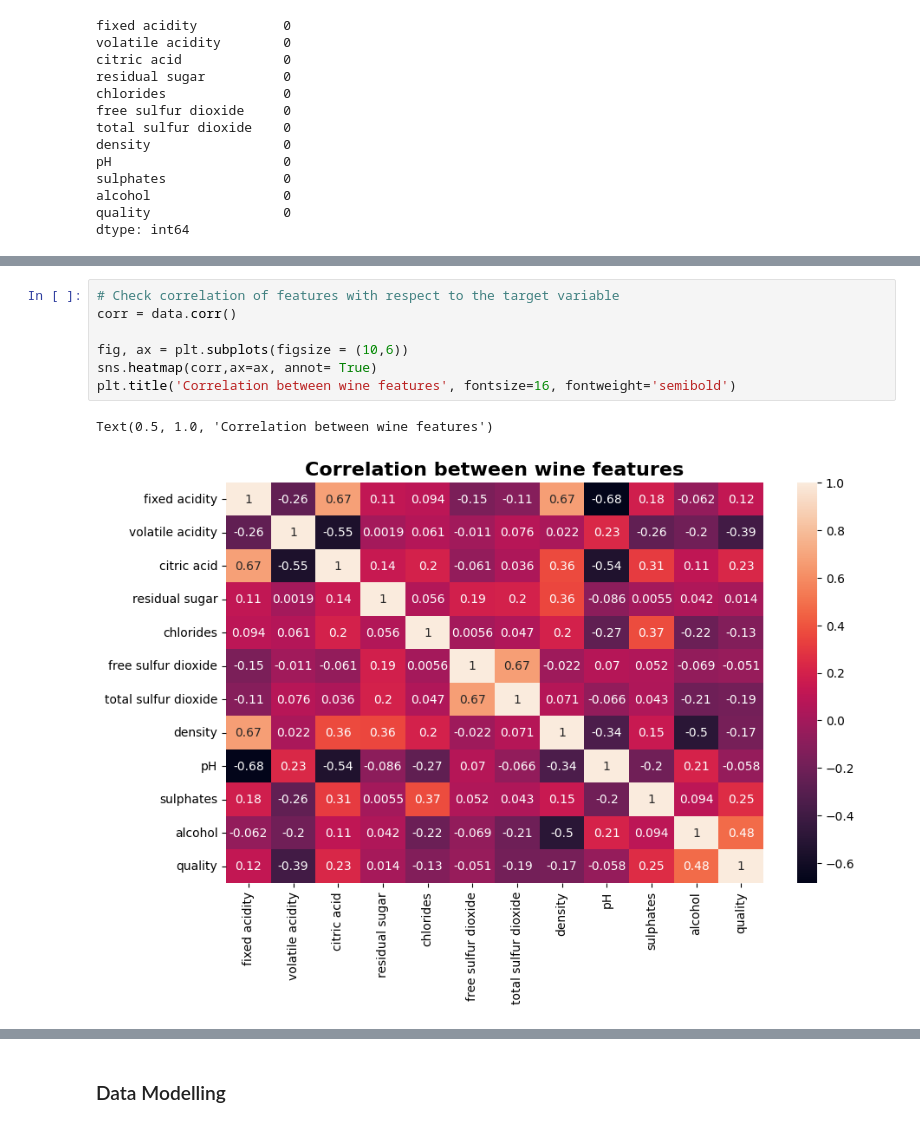
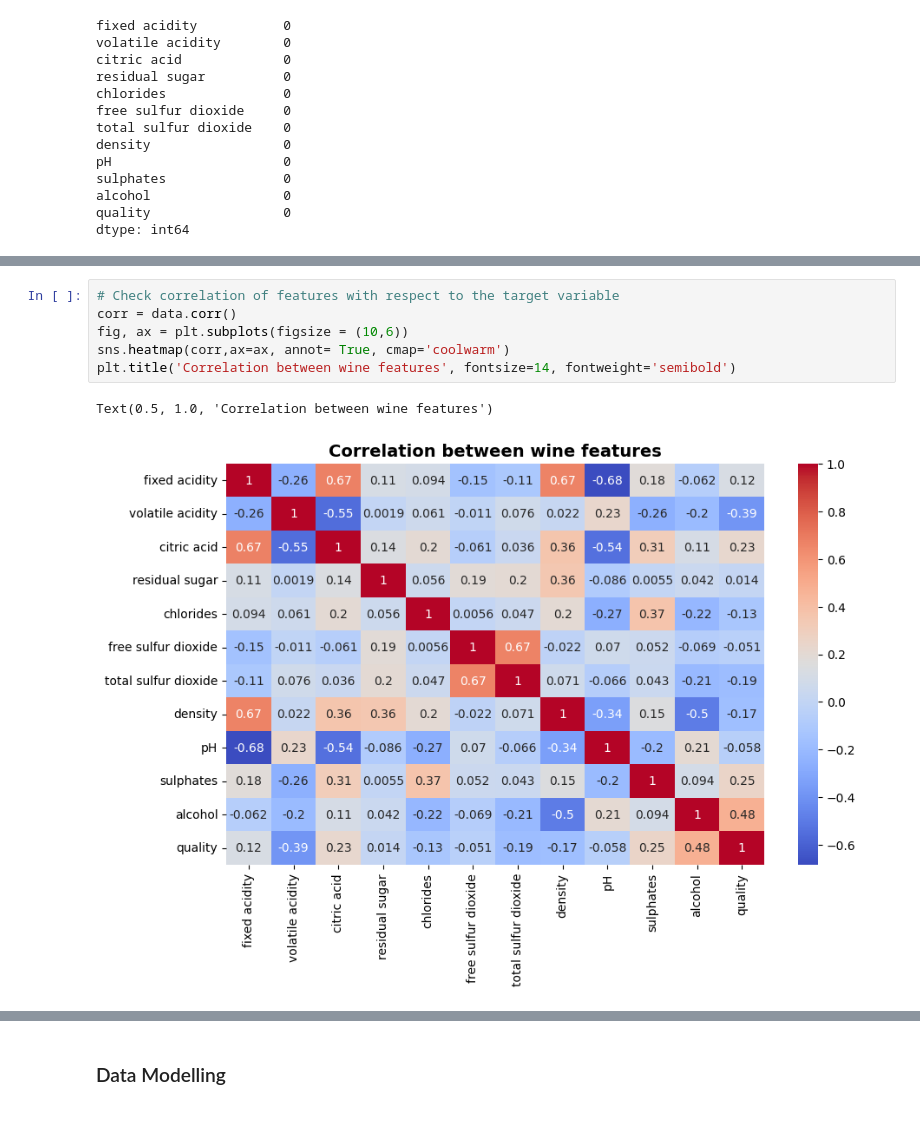
Before and after one commit to Danie-O/machine-learning, a Jupyter notebook: Regression-Algorithms/wine-quality-prediction/Red-Wine-Dataset_EDA-and-Modelling.ipynb, the cells around one changed output, grey strips where cells are left out. Saved outputs shown, nothing was run; the diff lists cells and outputs as text.

```diff
--- a/Regression-Algorithms/wine-quality-prediction/Red-Wine-Dataset_EDA-and-Modelling.ipynb
+++ b/Regression-Algorithms/wine-quality-prediction/Red-Wine-Dataset_EDA-and-Modelling.ipynb
@@ -86,12 +86,11 @@ memory usage: 150.0 KB
 # %%
 # Check correlation of features with respect to the target variable
 corr = data.corr()
-
 fig, ax = plt.subplots(figsize = (10,6))
-sns.heatmap(corr,ax=ax, annot= True)
-plt.title('Correlation between wine features', fontsize=16, fontweight='semibold')
+sns.heatmap(corr,ax=ax, annot= True, cmap='coolwarm')
+plt.title('Correlation between wine features', fontsize=14, fontweight='semibold')
 # %% [output]
 Text(0.5, 1.0, 'Correlation between wine features')
-[figure, old version]
+[figure, new version]
 # %%
 # Check relationship between wine quality and alcohol content
```
Also changed, not shown: parts of 11 cells of this notebook.
